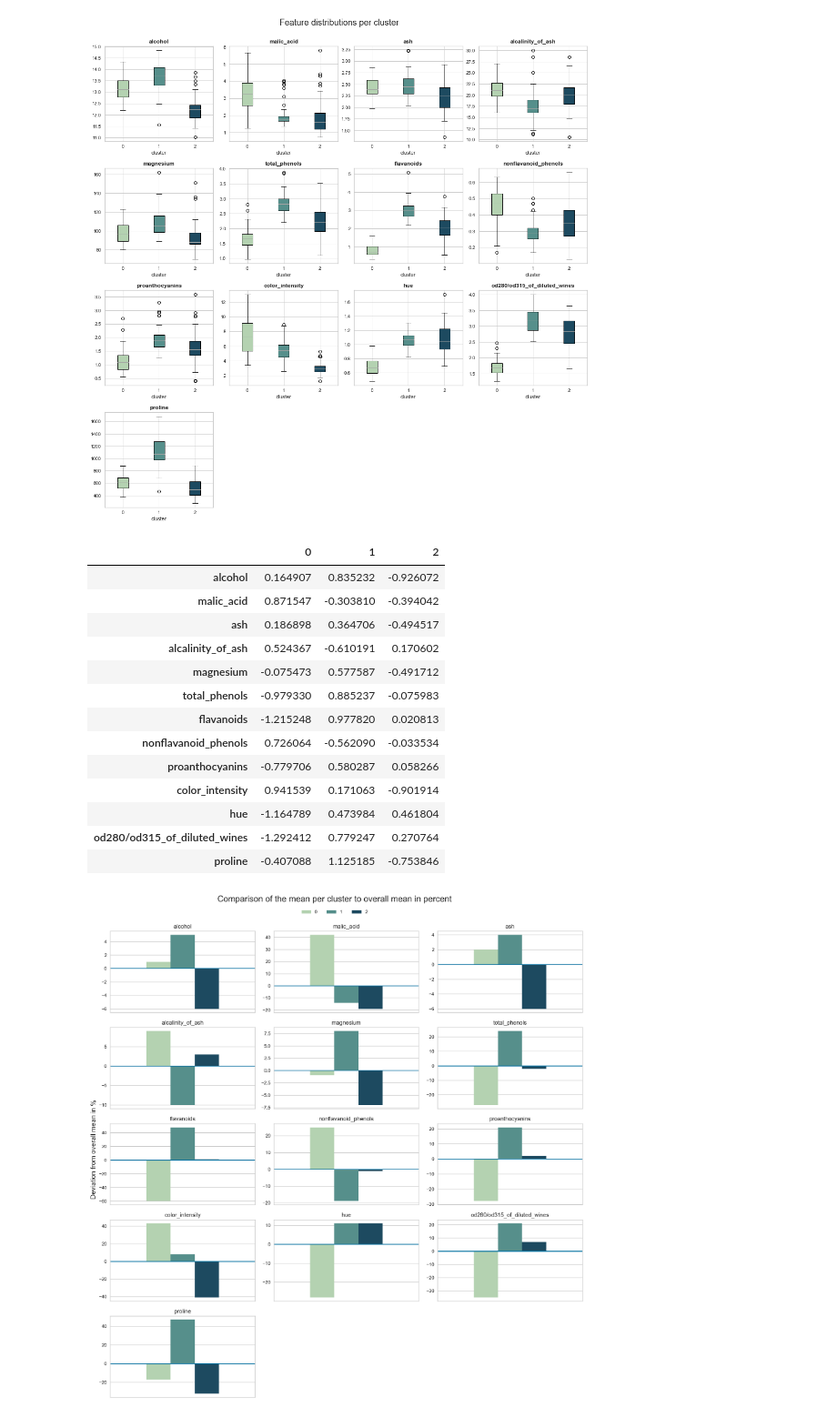
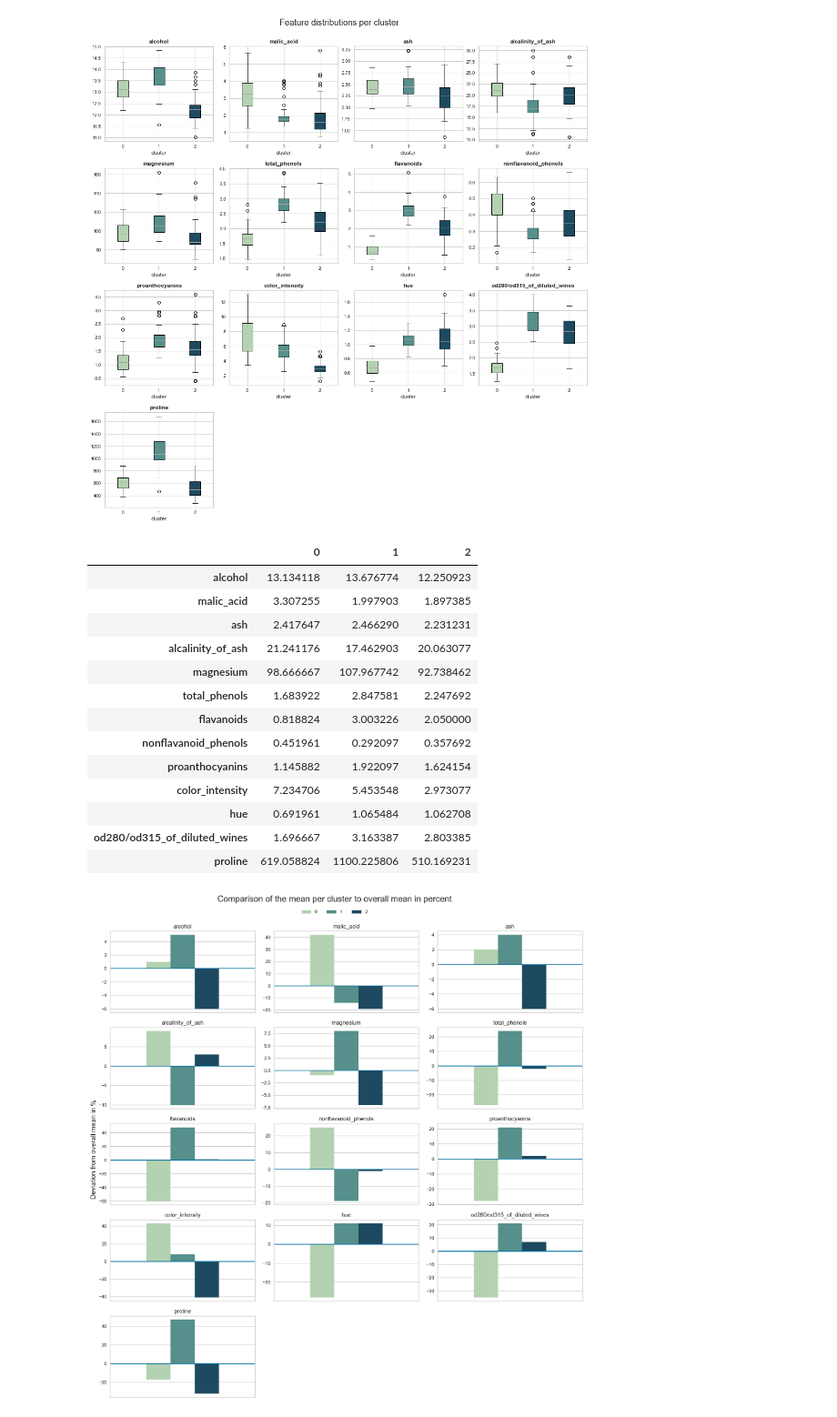
Before and after one commit to henrymmarques/DMProject, a Jupyter notebook: TESTES.ipynb, the cells around one changed output. Shown at 91% size. Drawn from its saved outputs; the diff is of its cells as text; code cells hidden in the pictures.

```diff
--- a/TESTES.ipynb
+++ b/TESTES.ipynb
@@ -280,23 +280,23 @@ X_std_mean = pd.concat([pd.DataFrame(X_std.mean().drop('cluster'), columns=['mea
 X_std_dev_rel = X_std_mean.apply(lambda x: round((x-x['mean'])/x['mean'],2)*100, axis = 1)
 X_std_dev_rel.drop(columns=['mean'], inplace=True)
 X_std_mean.drop(columns=['mean'], inplace=True)
-# %%
-X_std_mean
-# %% [output]
-|  | 0 | 1 | 2 |
-| alcohol | 0.164907 | 0.835232 | -0.926072 |
-| malic_acid | 0.871547 | -0.303810 | -0.394042 |
-| ash | 0.186898 | 0.364706 | -0.494517 |
-| alcalinity_of_ash | 0.524367 | -0.610191 | 0.170602 |
-| magnesium | -0.075473 | 0.577587 | -0.491712 |
-| total_phenols | -0.979330 | 0.885237 | -0.075983 |
-| flavanoids | -1.215248 | 0.977820 | 0.020813 |
-| nonflavanoid_phenols | 0.726064 | -0.562090 | -0.033534 |
-| proanthocyanins | -0.779706 | 0.580287 | 0.058266 |
-| color_intensity | 0.941539 | 0.171063 | -0.901914 |
-| hue | -1.164789 | 0.473984 | 0.461804 |
-| od280/od315_of_diluted_wines | -1.292412 | 0.779247 | 0.270764 |
-| proline | -0.407088 | 1.125185 | -0.753846 |
+# %%
+X_mean
+# %% [output]
+|  | 0 | 1 | 2 |
+| alcohol | 13.134118 | 13.676774 | 12.250923 |
+| malic_acid | 3.307255 | 1.997903 | 1.897385 |
+| ash | 2.417647 | 2.466290 | 2.231231 |
+| alcalinity_of_ash | 21.241176 | 17.462903 | 20.063077 |
+| magnesium | 98.666667 | 107.967742 | 92.738462 |
+| total_phenols | 1.683922 | 2.847581 | 2.247692 |
+| flavanoids | 0.818824 | 3.003226 | 2.050000 |
+| nonflavanoid_phenols | 0.451961 | 0.292097 | 0.357692 |
+| proanthocyanins | 1.145882 | 1.922097 | 1.624154 |
+| color_intensity | 7.234706 | 5.453548 | 2.973077 |
+| hue | 0.691961 | 1.065484 | 1.062708 |
+| od280/od315_of_diluted_wines | 1.696667 | 3.163387 | 2.803385 |
+| proline | 619.058824 | 1100.225806 | 510.169231 |
 # %%
 
 import matplotlib.patches as mpatches
```
Also changed, not shown: parts of 1 cell of this notebook, 1 other file.
